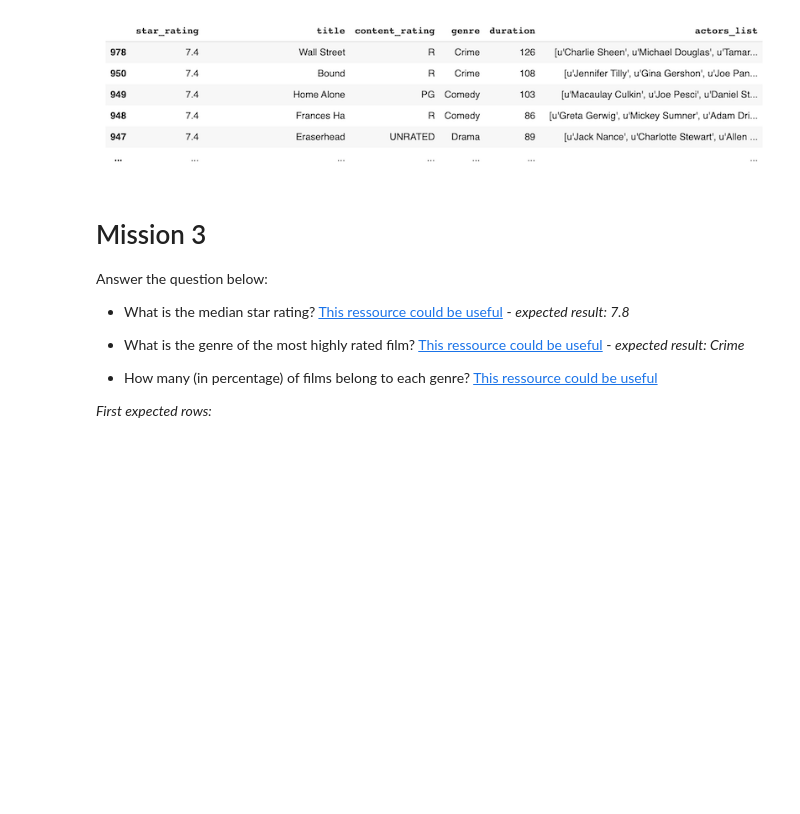
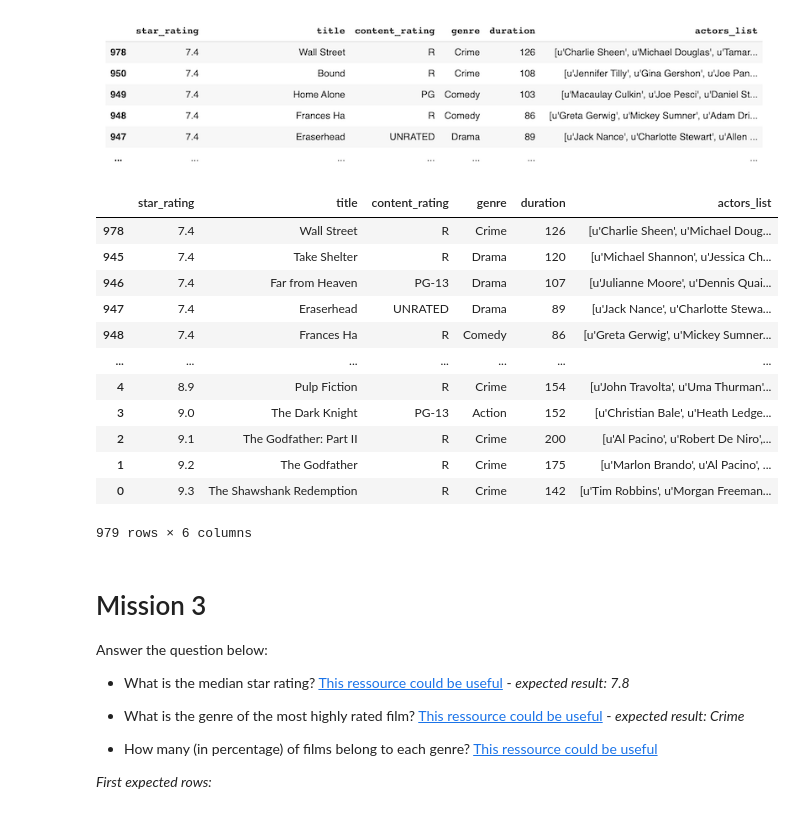
Before and after one commit to DorotheeCatry/python-basics-simplon, a Jupyter notebook: challenge/Python_2.16_filtering.ipynb, the cells around one changed output. Drawn from its saved outputs; the diff is of its cells as text; code cells hidden in the pictures; blank space fills up the shorter version.

```diff
--- a/challenge/Python_2.16_filtering.ipynb
+++ b/challenge/Python_2.16_filtering.ipynb
@@ -4,7 +43,8 @@
 Display the first 10 rows [of the following file](https://raw.githubusercontent.com/justmarkham/pandas-videos/master/data/imdb_1000.csv). Store the DataFrame in `df`.
 # %%
 import pandas as pd
-df = pd.read_csv()
+df = pd.read_csv("https://raw.githubusercontent.com/justmarkham/pandas-videos/master/data/imdb_1000.csv")
+df
 # %% [output]
 |  | star_rating | title | content_rating | genre | duration | actors_list |
 | 0 | 9.3 | The Shawshank Redemption | R | Crime | 142 | [u'Tim Robbins', u'Morgan Freeman... |
@@ -28,6 +68,22 @@ Sort your dataframe in ascending order according to the star_rating column.
 First expected rows:
 # %% [markdown]
 ![Capture d’écran 2021-08-26 à 14.53.02.png](embedded-picture-1)
+# %%
+df.sort_values(by="star_rating", ascending=True)
+# %% [output]
+|  | star_rating | title | content_rating | genre | duration | actors_list |
+| 978 | 7.4 | Wall Street | R | Crime | 126 | [u'Charlie Sheen', u'Michael Doug... |
+| 945 | 7.4 | Take Shelter | R | Drama | 120 | [u'Michael Shannon', u'Jessica Ch... |
+| 946 | 7.4 | Far from Heaven | PG-13 | Drama | 107 | [u'Julianne Moore', u'Dennis Quai... |
+| 947 | 7.4 | Eraserhead | UNRATED | Drama | 89 | [u'Jack Nance', u'Charlotte Stewa... |
+| 948 | 7.4 | Frances Ha | R | Comedy | 86 | [u'Greta Gerwig', u'Mickey Sumner... |
+| ... | ... | ... | ... | ... | ... | ... |
+| 4 | 8.9 | Pulp Fiction | R | Crime | 154 | [u'John Travolta', u'Uma Thurman'... |
+| 3 | 9.0 | The Dark Knight | PG-13 | Action | 152 | [u'Christian Bale', u'Heath Ledge... |
+| 2 | 9.1 | The Godfather: Part II | R | Crime | 200 | [u'Al Pacino', u'Robert De Niro',... |
+| 1 | 9.2 | The Godfather | R | Crime | 175 | [u'Marlon Brando', u'Al Pacino', ... |
+| 0 | 9.3 | The Shawshank Redemption | R | Crime | 142 | [u'Tim Robbins', u'Morgan Freeman... |
+979 rows × 6 columns
 # %% [markdown]
 # Mission 3
 
```
Also changed, not shown: parts of 8 cells of this notebook, 1 other file.
